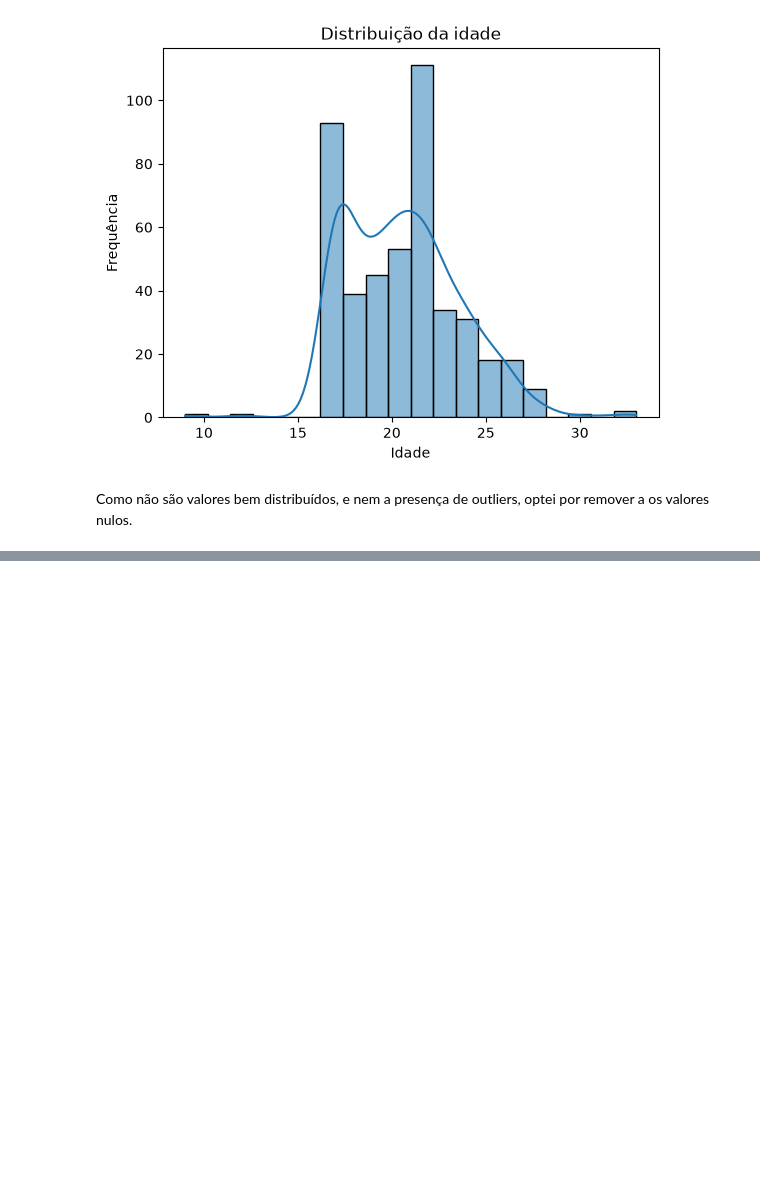
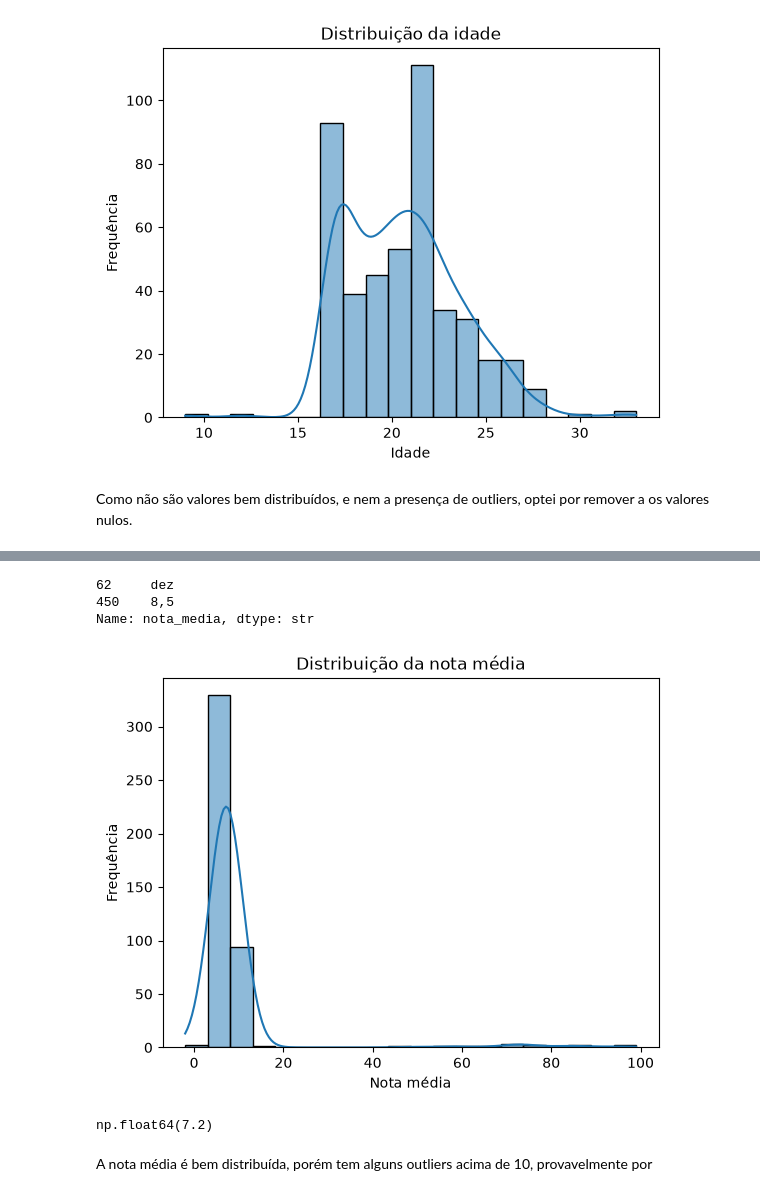
Before and after one commit to assincrono/analise-evasao-escolar, a Jupyter notebook: main.ipynb, the cells around one changed output, grey strips where cells are left out. Saved outputs shown, nothing was run; the diff lists cells and outputs as text; code cells hidden in the pictures; blank space fills up the shorter version.

```diff
--- a/main.ipynb
+++ b/main.ipynb
@@ -234,0 +293,32 @@ df.describe()
+# %%
+df["frequencia_percentual"] = df["frequencia_percentual"].replace({
+    "oitenta": "80",
+    "85%": "85",
+})
+
+df["frequencia_percentual"] = df["frequencia_percentual"].fillna(20)
+
+df["frequencia_percentual"] = pd.to_numeric(df["horas_estudo_semana"], errors="coerce")
+# %%
+get_invalid_numbers(df["nota_media"])
+# %% [output]
+62     dez
+450    8,5
+Name: nota_media, dtype: str
+# %%
+nota_media = df["nota_media"].replace({
+    "dez": "10",
+    "8,5": "8.5"
+})
+
+nota_media = pd.to_numeric(nota_media, errors="coerce")
+
+generate_gaussian_distribution(nota_media, "Nota média", "Frequência", "Distribuição da nota média")
+# %% [output]
+[figure, added]
+# %%
+round(nota_media.median(), 1)
+# %% [output]
+np.float64(7.2)
+# %% [markdown]
+A nota média é bem distribuída, porém tem alguns outliers acima de 10, provavelmente por
```
Also changed, not shown: parts of 19 cells of this notebook.
